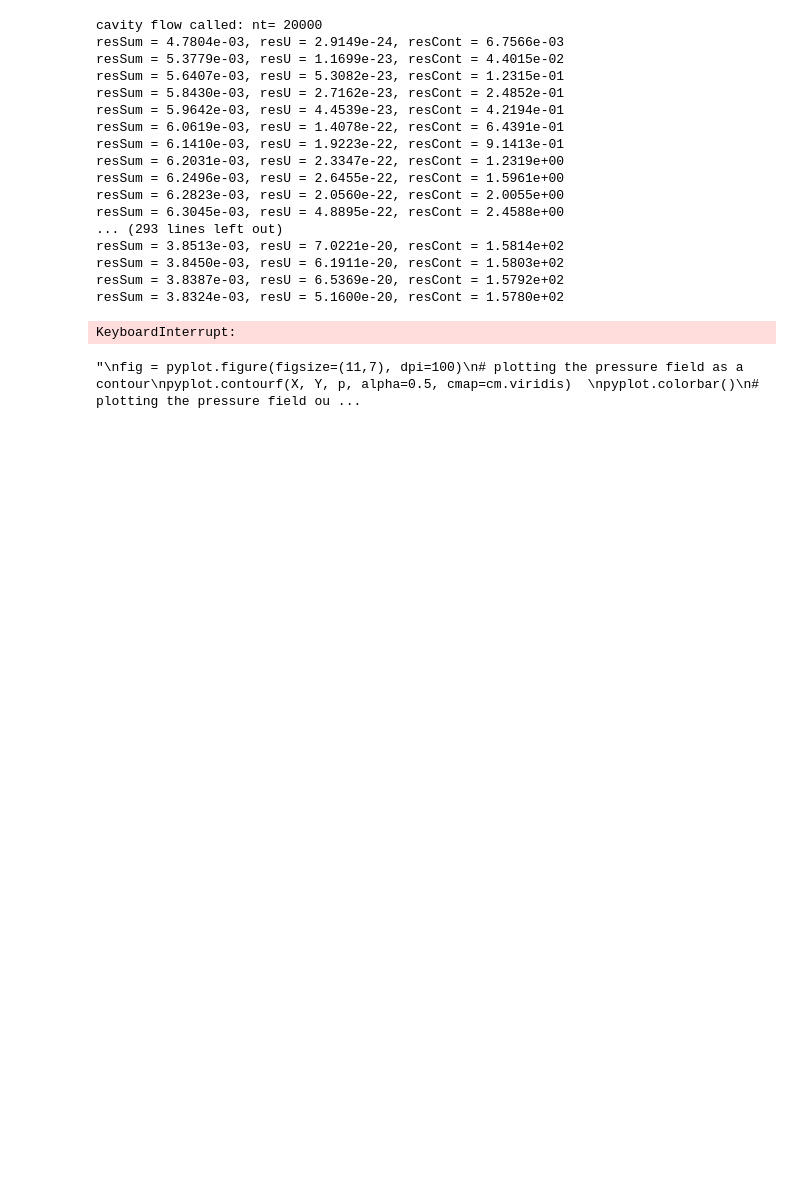
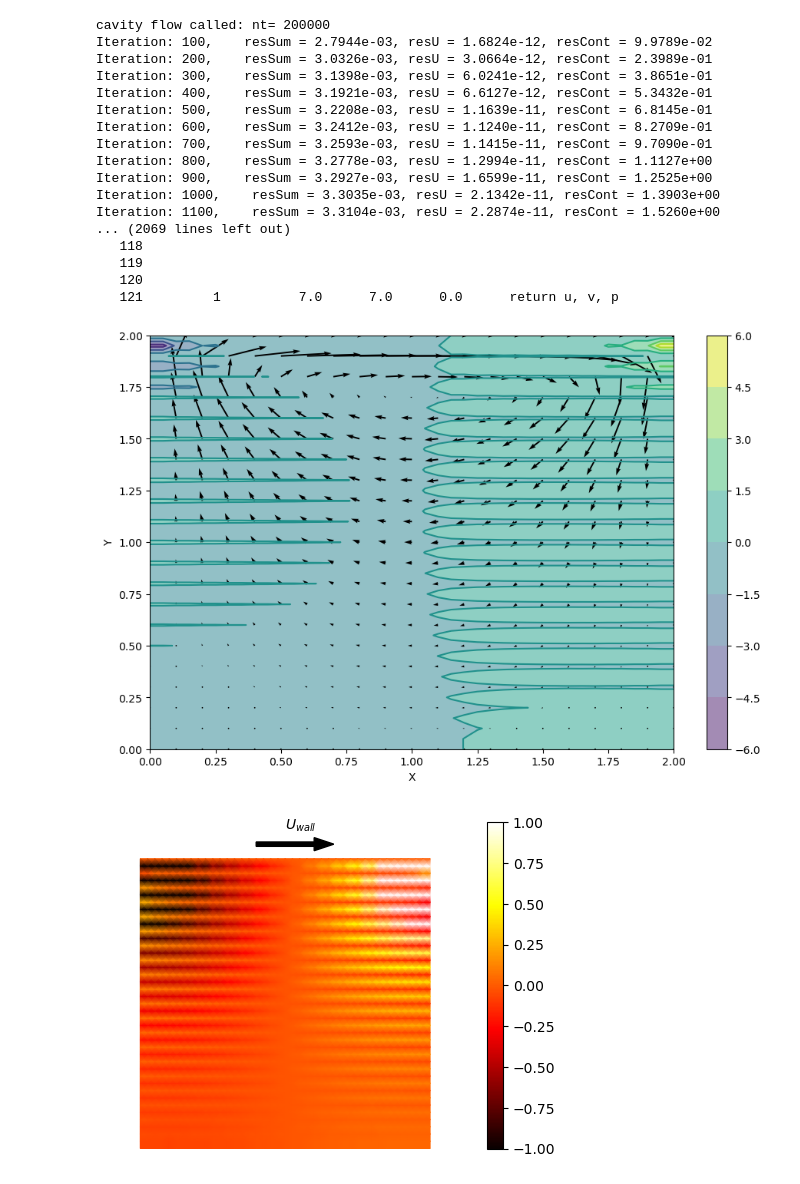
Before and after one commit to ritobanbiswas/TRA220_GUP-accelerated_CFD, a Jupyter notebook: navier-stokes.ipynb, the cells around one changed output. Cells and saved outputs as stored; diff of their text form; code cells hidden in the pictures; blank space fills up the shorter version.

Commit message:
Uploaded new file called "task_3_template_working"

```diff
--- a/navier-stokes.ipynb
+++ b/navier-stokes.ipynb
@@ -140,10 +140,10 @@ def cavity_flow(nt, u, v, dt, dx, dy, p, rho, nu):
 
     return u, v, p
 # %%
-nx = 51
-ny = 51
-nt = 20000
-nit = 10
+nx = 41
+ny = 41
+nt = 200000
+nit = 50
 c = 1
 dx = 2 / (nx - 1)
 dy = 2 / (ny - 1)
@@ -180,52 +180,51 @@ stats.print_stats(10)
 
 lineProfiler.print_stats() #Print the results
 # %% [output]
-cavity flow called: nt= 20000
-resSum = 4.7804e-03, resU = 2.9149e-24, resCont = 6.7566e-03
-resSum = 5.3779e-03, resU = 1.1699e-23, resCont = 4.4015e-02
-resSum = 5.6407e-03, resU = 5.3082e-23, resCont = 1.2315e-01
-resSum = 5.8430e-03, resU = 2.7162e-23, resCont = 2.4852e-01
-resSum = 5.9642e-03, resU = 4.4539e-23, resCont = 4.2194e-01
-resSum = 6.0619e-03, resU = 1.4078e-22, resCont = 6.4391e-01
-resSum = 6.1410e-03, resU = 1.9223e-22, resCont = 9.1413e-01
-resSum = 6.2031e-03, resU = 2.3347e-22, resCont = 1.2319e+00
-resSum = 6.2496e-03, resU = 2.6455e-22, resCont = 1.5961e+00
-resSum = 6.2823e-03, resU = 2.0560e-22, resCont = 2.0055e+00
-resSum = 6.3045e-03, resU = 4.8895e-22, resCont = 2.4588e+00
-... (293 lines left out)
-resSum = 3.8513e-03, resU = 7.0221e-20, resCont = 1.5814e+02
-resSum = 3.8450e-03, resU = 6.1911e-20, resCont = 1.5803e+02
-resSum = 3.8387e-03, resU = 6.5369e-20, resCont = 1.5792e+02
-resSum = 3.8324e-03, resU = 5.1600e-20, resCont = 1.5780e+02
+cavity flow called: nt= 200000
+Iteration: 100,    resSum = 2.7944e-03, resU = 1.6824e-12, resCont = 9.9789e-02
+Iteration: 200,    resSum = 3.0326e-03, resU = 3.0664e-12, resCont = 2.3989e-01
+Iteration: 300,    resSum = 3.1398e-03, resU = 6.0241e-12, resCont = 3.8651e-01
+Iteration: 400,    resSum = 3.1921e-03, resU = 6.6127e-12, resCont = 5.3432e-01
+Iteration: 500,    resSum = 3.2208e-03, resU = 1.1639e-11, resCont = 6.8145e-01
+Iteration: 600,    resSum = 3.2412e-03, resU = 1.1240e-11, resCont = 8.2709e-01
+Iteration: 700,    resSum = 3.2593e-03, resU = 1.1415e-11, resCont = 9.7090e-01
+Iteration: 800,    resSum = 3.2778e-03, resU = 1.2994e-11, resCont = 1.1127e+00
+Iteration: 900,    resSum = 3.2927e-03, resU = 1.6599e-11, resCont = 1.2525e+00
+Iteration: 1000,    resSum = 3.3035e-03, resU = 2.1342e-11, resCont = 1.3903e+00
+Iteration: 1100,    resSum = 3.3104e-03, resU = 2.2874e-11, resCont = 1.5260e+00
+... (2069 lines left out)
+   118
+   119
+   120
+   121         1          7.0      7.0      0.0      return u, v, p
-KeyboardInterrupt:
 # %%
-"""
+
 fig = pyplot.figure(figsize=(11,7), dpi=100)
 # plotting the pressure field as a contour
 pyplot.contourf(X, Y, p, alpha=0.5, cmap=cm.viridis)
 pyplot.colorbar()
 # plotting the pressure field outlines
 pyplot.contour(X, Y, p, cmap=cm.viridis)
 plt.savefig('p_NS.png',bbox_inches='tight')
 # plotting velocity field
 pyplot.quiver(X[::2, ::2], Y[::2, ::2], u[::2, ::2], v[::2, ::2])
 pyplot.xlabel('X')
 pyplot.ylabel('Y');
 plt.savefig('vect_NS.png',bbox_inches='tight')
 
 
 ########################################## iso u
 fig1,ax1 = plt.subplots()
 plt.subplots_adjust(left=0.20,bottom=0.20)
 im=plt.pcolormesh(X,Y,p, vmin=-1,vmax=1,cmap=plt.get_cmap('hot'),shading='gouraud')
 fig1.colorbar(im)
 plt.arrow(x=0.8, y=2.1, dx=0.4, dy=0, width=.03,facecolor='black')
 plt.text(1,2.2,'$U_{wall}$')
 plt.axis('equal')
 #plt.colorbar()
 plt.axis('off')
 plt.box(on=None)
 plt.savefig('u_NS_iso.png')
-"""
 # %% [output]
-"\nfig = pyplot.figure(figsize=(11,7), dpi=100)\n# plotting the pressure field as a contour\npyplot.contourf(X, Y, p, alpha=0.5, cmap=cm.viridis)  \npyplot.colorbar()\n# plotting the pressure field ou ...
+[figure, added]
+[figure, added]
```
Also changed, not shown: parts of 1 cell of this notebook, 5 other files.
